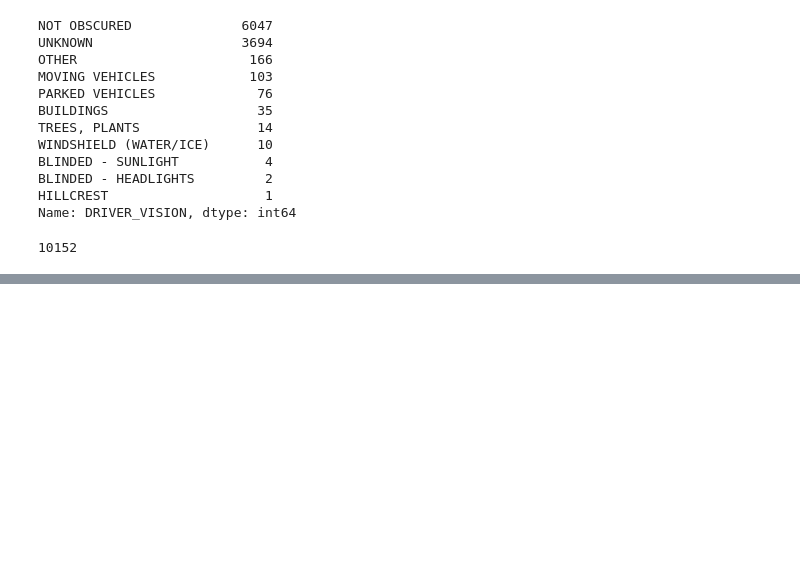
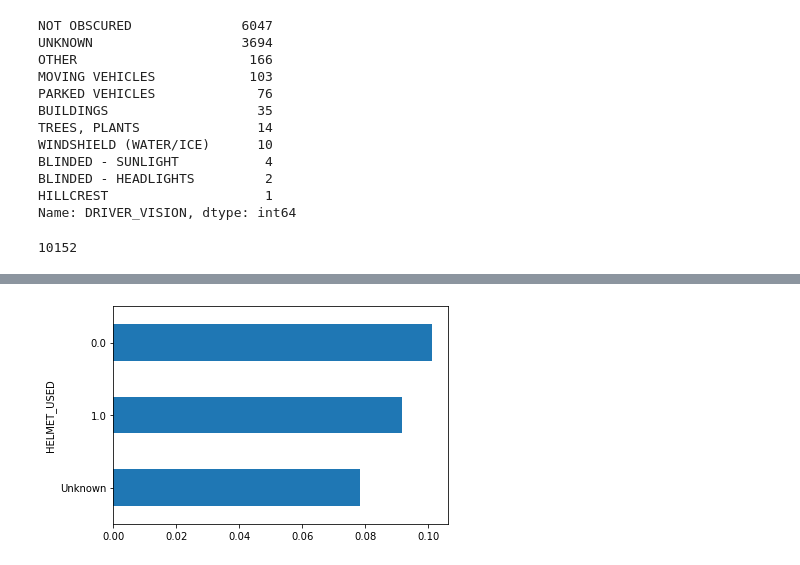
Before and after one commit to jnahra/phase-3-project, a Jupyter notebook: sean_notebook.ipynb, the cells around one changed output, grey strips where cells are left out. Cells and saved outputs as stored; diff of their text form; code cells hidden in the pictures; blank space fills up the shorter version.

```diff
--- a/sean_notebook.ipynb
+++ b/sean_notebook.ipynb
@@ -744,0 +648,4 @@ df.loc[df['DRIVER_VISION'] == 'VARIABLE', 'COLUMN-NAME'] = 0
+# %%
+df.groupby(by=['HELMET_USED'])['INJURY_BAD'].mean().sort_values().plot(kind='barh');
+# %% [output]
+[figure, added]
```
Also changed, not shown: parts of 80 cells of this notebook.
